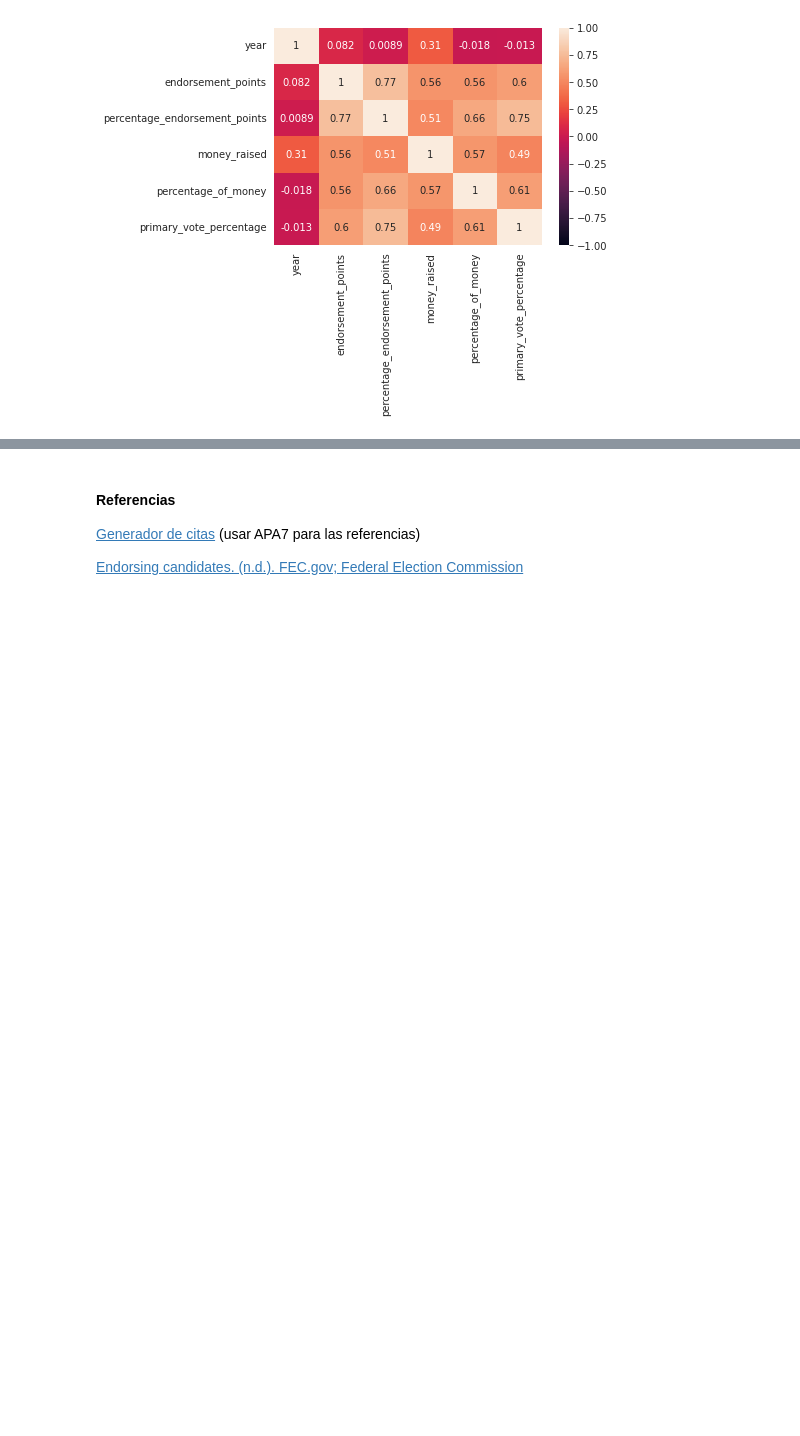
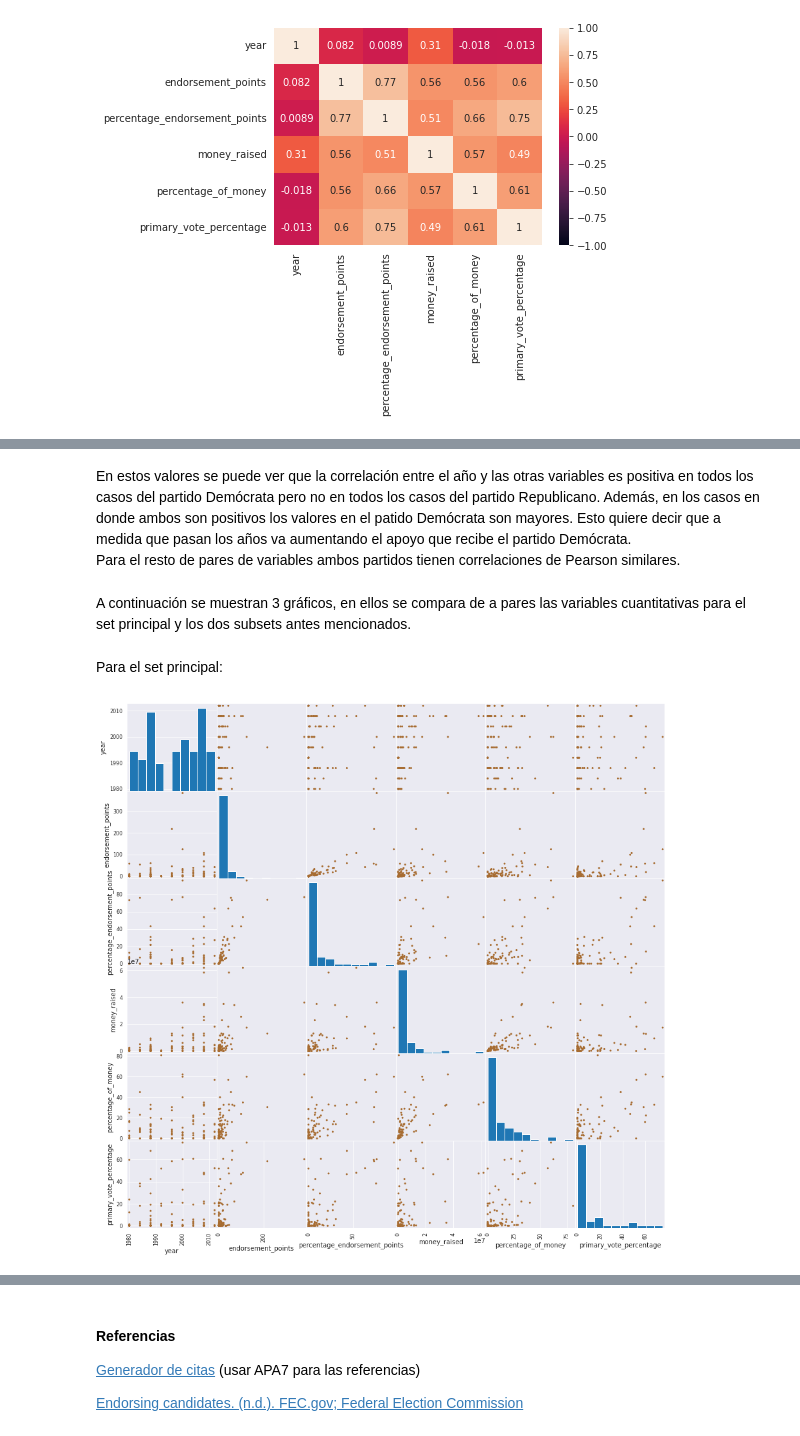
Before and after one commit to 1gnacio/orgadatos-kaggle-tp1, a Jupyter notebook: notebook707f668b56.ipynb, the cells around one changed output, grey strips where cells are left out. Drawn from its saved outputs; the diff is of its cells as text; code cells hidden in the pictures; blank space fills up the shorter version.

```diff
--- a/notebook707f668b56.ipynb
+++ b/notebook707f668b56.ipynb
@@ -357,0 +353,13 @@ heatmap = sns.heatmap(data.corr(), vmin=-1, vmax=1, annot=True)
+# %% [markdown]
+En estos valores se puede ver que la correlación entre el año y las otras variables es positiva en todos los casos del partido Demócrata pero no en todos los casos del partido Republicano. Además, en los casos en donde ambos son positivos los valores en el patido Demócrata son mayores. Esto quiere decir que a medida que pasan los años va aumentando el apoyo que recibe el partido Demócrata.
+Para el resto de pares de variables ambos partidos tienen correlaciones de Pearson similares.
+# %% [markdown]
+A continuación se muestran 3 gráficos, en ellos se compara de a pares las variables cuantitativas para el set principal y los dos subsets antes mencionados.
+# %% [markdown]
+Para el set principal:
+# %%
+from pandas.plotting import scatter_matrix
+
+scatter_matrix(data, alpha=1, figsize = (15,15), c='#a76c31');
+# %% [output]
+[figure, added]
```
Also changed, not shown: parts of 31 cells of this notebook.
